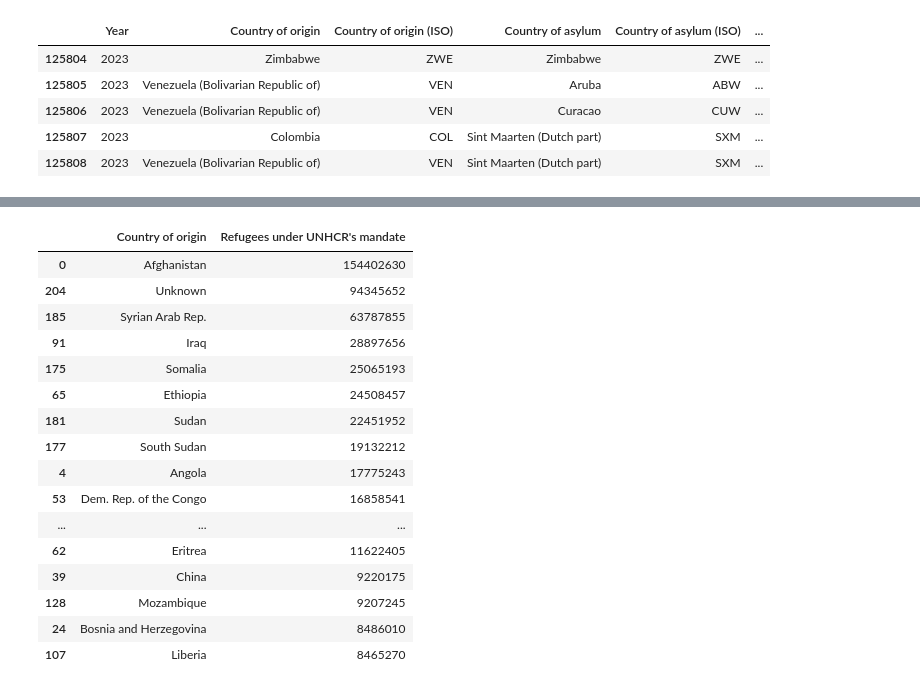
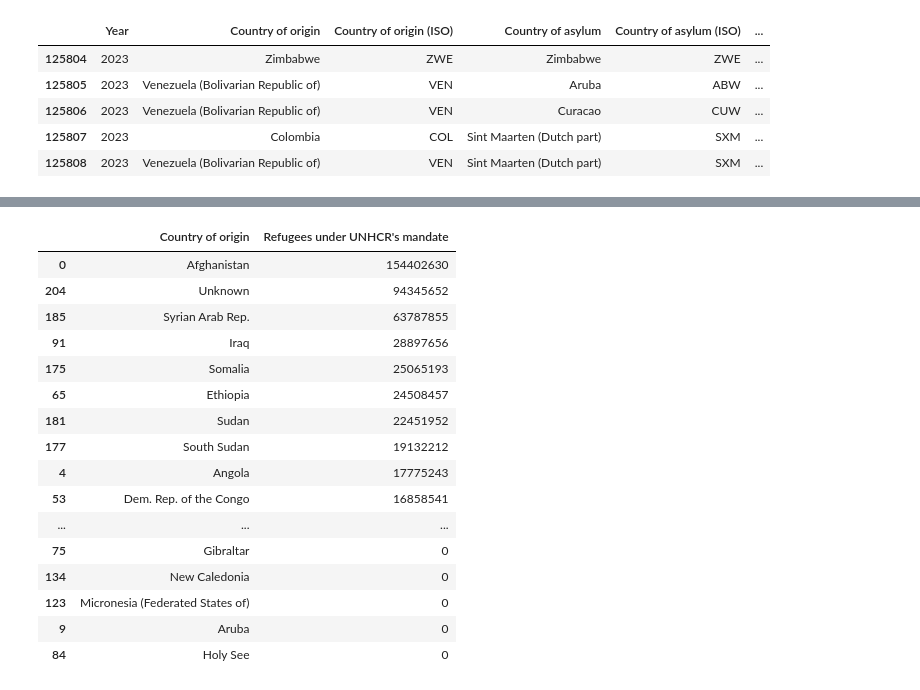
Before and after one commit to ryanhartman247/capstone_refugees_da12, a Jupyter notebook: notebooks/population_totals.ipynb, the cells around one changed output, grey strips where cells are left out. Cells and saved outputs as stored; diff of their text form; code cells hidden in the pictures.

```diff
--- a/notebooks/population_totals.ipynb
+++ b/notebooks/population_totals.ipynb
@@ -3,6 +3,9 @@ import pandas as pd
 import numpy as np
 import matplotlib.pyplot as plt
 import seaborn as sns
+# %%
+# this allows me to see more rows so I can copy and paste df data
+pd.set_option('display.max_rows', 500)
 # %%
 pop_df = pd.read_csv(r'C:\DA12\Projects\capstone_refugees_da12\data\population_totals.csv', skiprows=14)
 # %%
@@ -39,22 +22,28 @@ memory usage: 11.5+ MB
 # %%
 # total refugees by country of origin for all years
 # do a heat map to show where refugees are coming from?
-pop_df.groupby('Country of origin')["Refugees under UNHCR's mandate"].sum().reset_index().sort_values("Refugees under UNHCR's mandate", ascending=False).head(20)
+count_origin = (
+    pop_df.groupby('Country of origin')["Refugees under UNHCR's mandate"].sum()
+    .reset_index()
+    .sort_values("Refugees under UNHCR's mandate", ascending=False)
+    .iloc[0:500]
+)
+count_origin
 # %% [output]
 |  | Country of origin | Refugees under UNHCR's mandate |
 | 0 | Afghanistan | 154402630 |
 | 204 | Unknown | 94345652 |
 | 185 | Syrian Arab Rep. | 63787855 |
 | 91 | Iraq | 28897656 |
 | 175 | Somalia | 25065193 |
 | 65 | Ethiopia | 24508457 |
 | 181 | Sudan | 22451952 |
 | 177 | South Sudan | 19132212 |
 | 4 | Angola | 17775243 |
 | 53 | Dem. Rep. of the Congo | 16858541 |
 | ... | ... | ... |
-| 62 | Eritrea | 11622405 |
-| 39 | China | 9220175 |
-| 128 | Mozambique | 9207245 |
-| 24 | Bosnia and Herzegovina | 8486010 |
-| 107 | Liberia | 8465270 |
+| 75 | Gibraltar | 0 |
+| 134 | New Caledonia | 0 |
+| 123 | Micronesia (Federated States of) | 0 |
+| 9 | Aruba | 0 |
+| 84 | Holy See | 0 |
```
Also changed, not shown: parts of 7 cells of this notebook, 3 other files.
